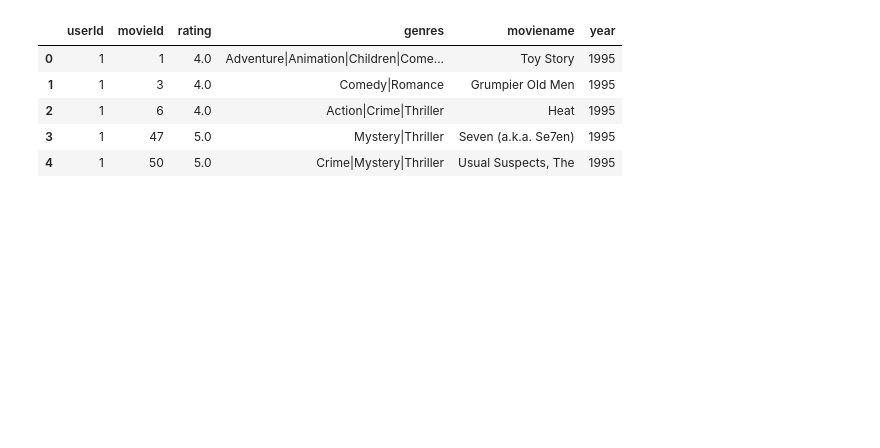
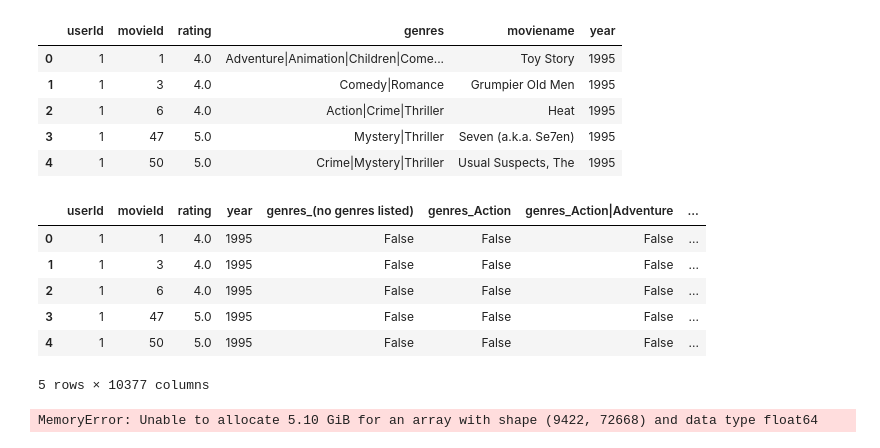
Before and after one commit to stephanieajah/6100finalproject, a Jupyter notebook: Movie ratings.ipynb, the cells around one changed output. Drawn from its saved outputs; the diff is of its cells as text; code cells hidden in the pictures; blank space fills up the shorter version.

```diff
--- a/Movie ratings.ipynb
+++ b/Movie ratings.ipynb
@@ -79,3 +84,16 @@ merged_df.head()
 | 2 | 1 | 6 | 4.0 | Action|Crime|Thriller | Heat | 1995 |
 | 3 | 1 | 47 | 5.0 | Mystery|Thriller | Seven (a.k.a. Se7en) | 1995 |
 | 4 | 1 | 50 | 5.0 | Crime|Mystery|Thriller | Usual Suspects, The | 1995 |
+# %%
+# One-hot encode the 'Category' column
+merged_df_encoded = pd.get_dummies(merged_df, columns=['genres', 'moviename'])
+# %%
+merged_df_encoded.head()
+# %% [output]
+|  | userId | movieId | rating | year | genres_(no genres listed) | genres_Action | genres_Action|Adventure | ... |
+| 0 | 1 | 1 | 4.0 | 1995 | False | False | False | ... |
+| 1 | 1 | 3 | 4.0 | 1995 | False | False | False | ... |
+| 2 | 1 | 6 | 4.0 | 1995 | False | False | False | ... |
+| 3 | 1 | 47 | 5.0 | 1995 | False | False | False | ... |
+| 4 | 1 | 50 | 5.0 | 1995 | False | False | False | ... |
+5 rows × 10377 columns
@@ -81,0 +112,42 @@ merged_df.head()
+# %%
+# Step 2: Define the range of alpha values to test
+alphas = np.logspace(-6, 6, 200)
+
+best_alpha = None
+best_score = float('inf')  # Start with an infinitely large score to minimize
+
+# Step 3: Loop through alpha values and evaluate performance
+for alpha in alphas:
+    # Apply Lasso for feature selection with a specific alpha
+    lasso = Lasso(alpha=alpha, random_state=42)  # Test a single alpha value
+
+    lasso.fit(X_train, y_train)
+
+    # Step 4: Select features with non-zero coefficients (feature selection)
+    sfm = SelectFromModel(lasso, threshold=0.01)  # Select features with non-zero coefficients
+    X_train_selected = sfm.transform(X_train)
+    X_test_selected = sfm.transform(X_test)
+
+    # Skip iteration if no features are selected
+    if X_train_selected.shape[1] == 0:
+        print(f"Warning: No features selected for alpha={alpha}. Skipping...")
+        continue
+
+    # Step 5: Apply Random Forest Regressor with selected features
+    rf = RandomForestRegressor(n_estimators=100, random_state=42)
+    rf.fit(X_train_selected, y_train)
+
+    # Step 6: Make predictions
+    y_pred = rf.predict(X_test_selected)
+
+    # Step 7: Evaluate the model (using Mean Squared Error)
+    mse = mean_squared_error(y_test, y_pred)
+
+    # Update best_alpha if we get a lower MSE
+    if mse < best_score:
+        best_score = mse
+        best_alpha = alpha
+
+print(f"Best alpha: {best_alpha} with MSE: {best_score:.2f}")
+# %% [output]
+MemoryError: Unable to allocate 5.10 GiB for an array with shape (9422, 72668) and data type float64
```
Also changed, not shown: parts of 7 cells of this notebook.
